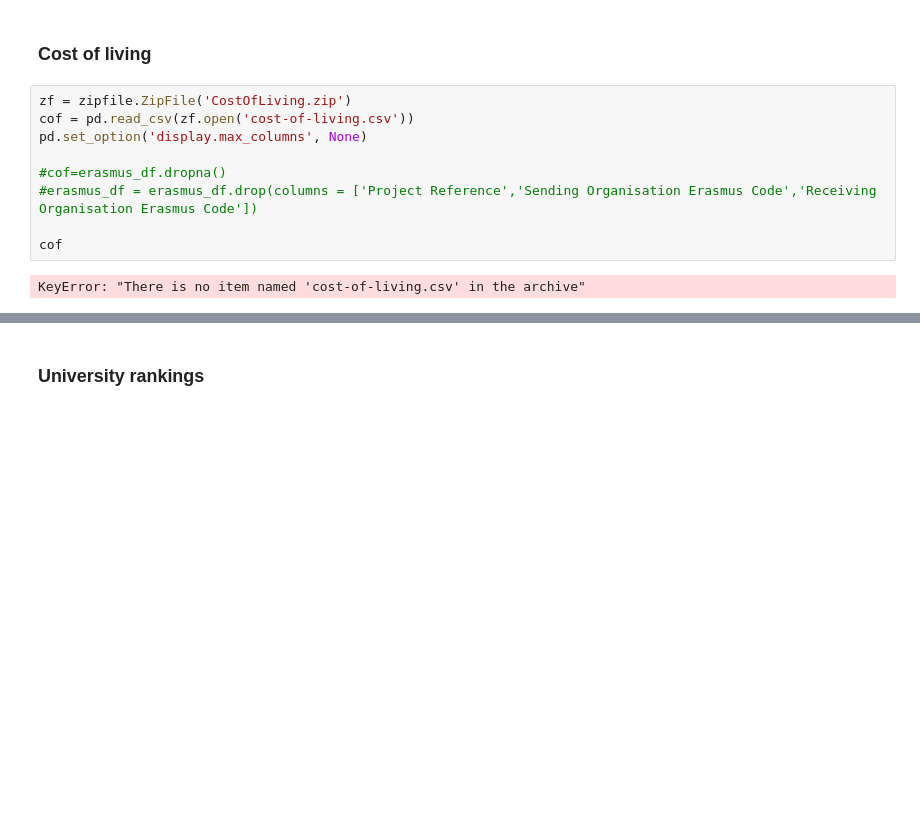
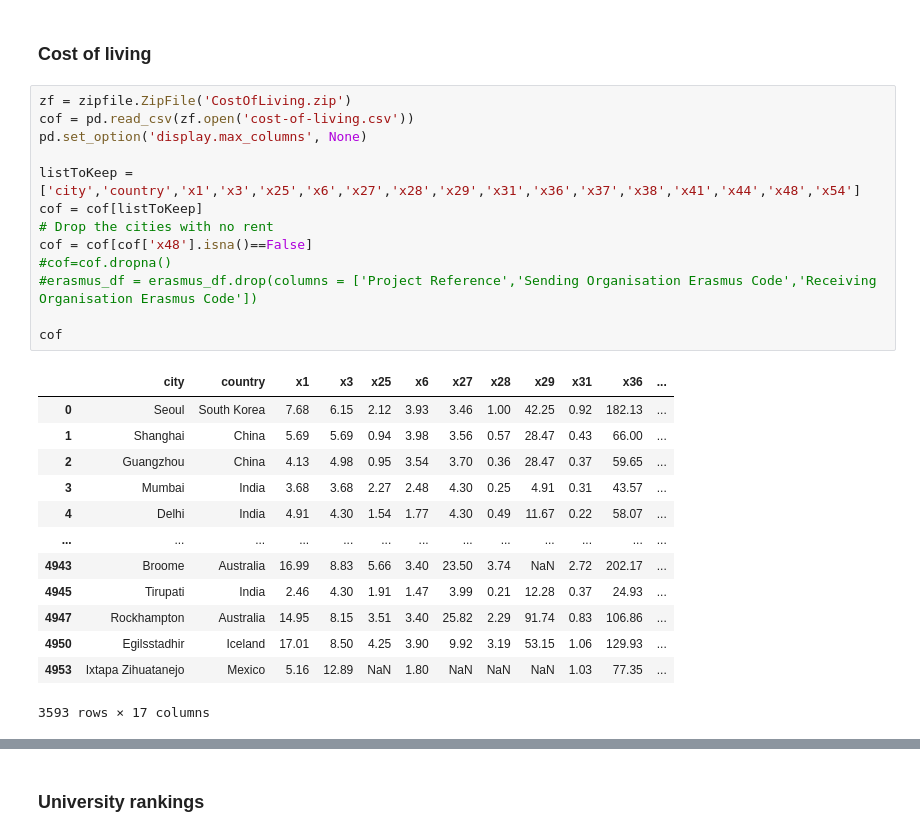
Before and after one commit to tatouti/DatabasePD, a Jupyter notebook: Erasmus_DataAnalysis.ipynb, the cells around one changed output, grey strips where cells are left out. Cells and saved outputs as stored; diff of their text form; blank space fills up the shorter version.

```diff
--- a/Erasmus_DataAnalysis.ipynb
+++ b/Erasmus_DataAnalysis.ipynb
@@ -326,11 +326,27 @@ Text(0.5, 1.0, 'Special Needs %')
 # %%
 zf = zipfile.ZipFile('CostOfLiving.zip')
 cof = pd.read_csv(zf.open('cost-of-living.csv'))
 pd.set_option('display.max_columns', None)
 
-#cof=erasmus_df.dropna()
+listToKeep = ['city','country','x1','x3','x25','x6','x27','x28','x29','x31','x36','x37','x38','x41','x44','x48','x54']
+cof = cof[listToKeep]
+# Drop the cities with no rent
+cof = cof[cof['x48'].isna()==False]
+#cof=cof.dropna()
 #erasmus_df = erasmus_df.drop(columns = ['Project Reference','Sending Organisation Erasmus Code','Receiving Organisation Erasmus Code'])
 
 cof
 # %% [output]
+|  | city | country | x1 | x3 | x25 | x6 | x27 | x28 | x29 | x31 | x36 | ... |
+| 0 | Seoul | South Korea | 7.68 | 6.15 | 2.12 | 3.93 | 3.46 | 1.00 | 42.25 | 0.92 | 182.13 | ... |
+| 1 | Shanghai | China | 5.69 | 5.69 | 0.94 | 3.98 | 3.56 | 0.57 | 28.47 | 0.43 | 66.00 | ... |
+| 2 | Guangzhou | China | 4.13 | 4.98 | 0.95 | 3.54 | 3.70 | 0.36 | 28.47 | 0.37 | 59.65 | ... |
+| 3 | Mumbai | India | 3.68 | 3.68 | 2.27 | 2.48 | 4.30 | 0.25 | 4.91 | 0.31 | 43.57 | ... |
+| 4 | Delhi | India | 4.91 | 4.30 | 1.54 | 1.77 | 4.30 | 0.49 | 11.67 | 0.22 | 58.07 | ... |
+| ... | ... | ... | ... | ... | ... | ... | ... | ... | ... | ... | ... | ... |
+| 4943 | Broome | Australia | 16.99 | 8.83 | 5.66 | 3.40 | 23.50 | 3.74 | NaN | 2.72 | 202.17 | ... |
+| 4945 | Tirupati | India | 2.46 | 4.30 | 1.91 | 1.47 | 3.99 | 0.21 | 12.28 | 0.37 | 24.93 | ... |
+| 4947 | Rockhampton | Australia | 14.95 | 8.15 | 3.51 | 3.40 | 25.82 | 2.29 | 91.74 | 0.83 | 106.86 | ... |
+| 4950 | Egilsstadhir | Iceland | 17.01 | 8.50 | 4.25 | 3.90 | 9.92 | 3.19 | 53.15 | 1.06 | 129.93 | ... |
+| 4953 | Ixtapa Zihuatanejo | Mexico | 5.16 | 12.89 | NaN | 1.80 | NaN | NaN | NaN | 1.03 | 77.35 | ... |
-KeyError: "There is no item named 'cost-of-living.csv' in the archive"
+3593 rows × 17 columns
```
Also changed, not shown: parts of 1 cell of this notebook.
